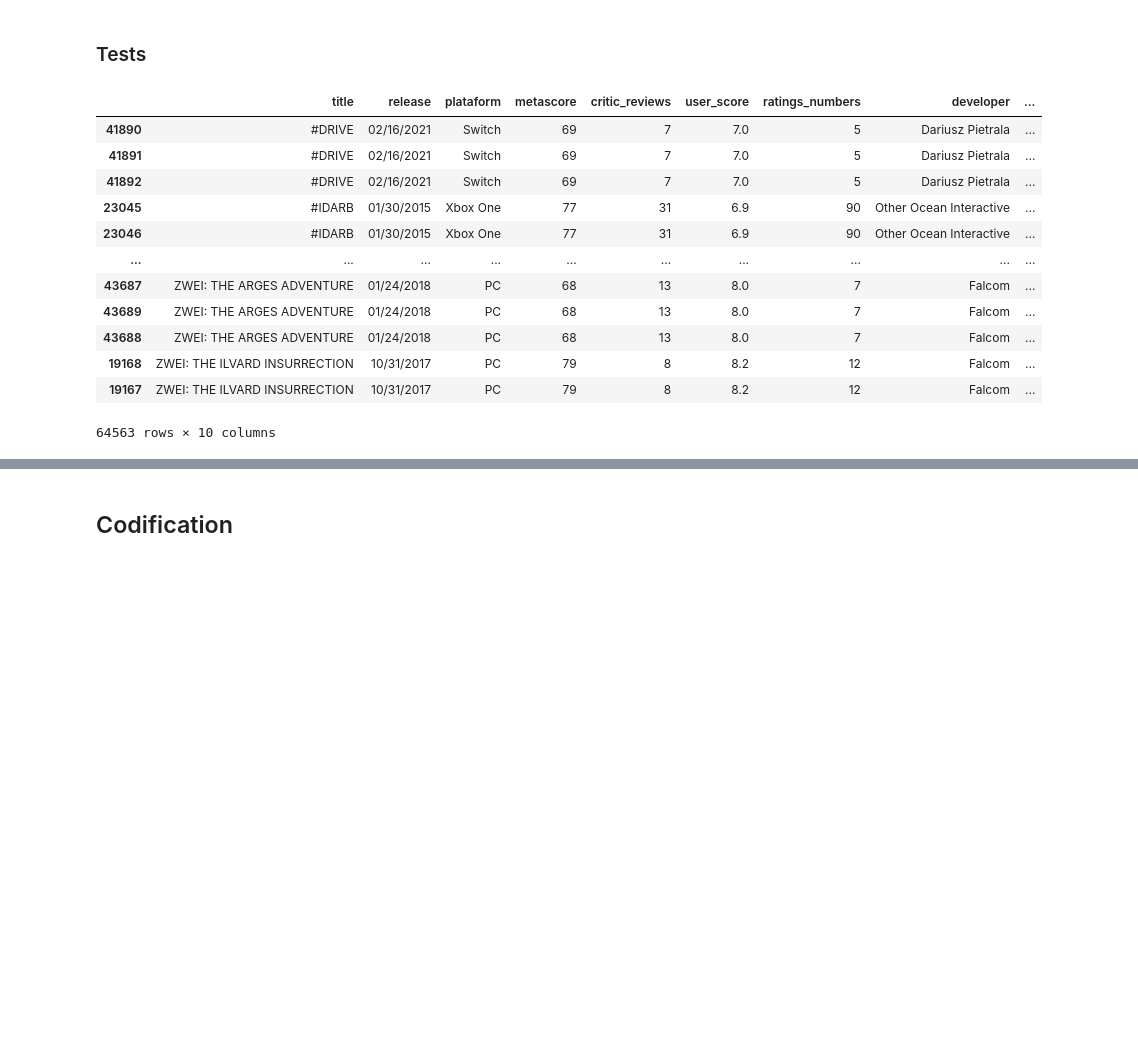
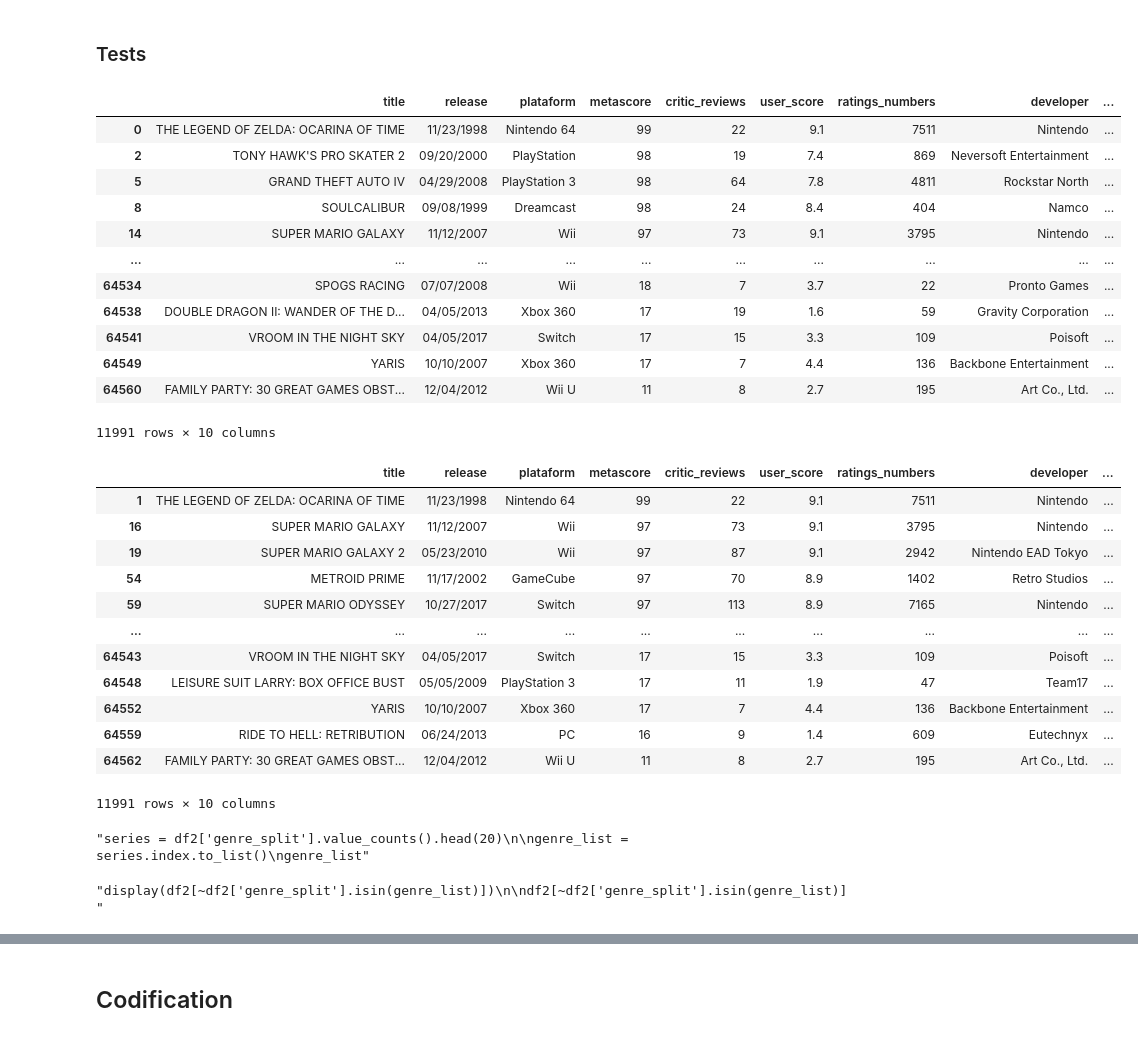
Before and after one commit to joaomoura05/Games-Classification, a Jupyter notebook: GamesClassificationModel.ipynb, the cells around one changed output, grey strips where cells are left out. Cells and saved outputs as stored; diff of their text form; code cells hidden in the pictures; blank space fills up the shorter version.

```diff
--- a/GamesClassificationModel.ipynb
+++ b/GamesClassificationModel.ipynb
@@ -44,3 +45,37 @@ df
 64563 rows × 10 columns
 # %% [markdown]
 ### Tests
+# %%
+# genre title
+
+df1 = df.drop_duplicates('title', keep='first')
+df2 = df.drop_duplicates('title', keep='last')
+
+display(df1, df2)
+# %% [output]
+|  | title | release | plataform | metascore | critic_reviews | user_score | ratings_numbers | developer | ... |
+| 0 | THE LEGEND OF ZELDA: OCARINA OF TIME | 11/23/1998 | Nintendo 64 | 99 | 22 | 9.1 | 7511 | Nintendo | ... |
+| 2 | TONY HAWK'S PRO SKATER 2 | 09/20/2000 | PlayStation | 98 | 19 | 7.4 | 869 | Neversoft Entertainment | ... |
+| 5 | GRAND THEFT AUTO IV | 04/29/2008 | PlayStation 3 | 98 | 64 | 7.8 | 4811 | Rockstar North | ... |
+| 8 | SOULCALIBUR | 09/08/1999 | Dreamcast | 98 | 24 | 8.4 | 404 | Namco | ... |
+| 14 | SUPER MARIO GALAXY | 11/12/2007 | Wii | 97 | 73 | 9.1 | 3795 | Nintendo | ... |
+| ... | ... | ... | ... | ... | ... | ... | ... | ... | ... |
+| 64534 | SPOGS RACING | 07/07/2008 | Wii | 18 | 7 | 3.7 | 22 | Pronto Games | ... |
+| 64538 | DOUBLE DRAGON II: WANDER OF THE D... | 04/05/2013 | Xbox 360 | 17 | 19 | 1.6 | 59 | Gravity Corporation | ... |
+| 64541 | VROOM IN THE NIGHT SKY | 04/05/2017 | Switch | 17 | 15 | 3.3 | 109 | Poisoft | ... |
+| 64549 | YARIS | 10/10/2007 | Xbox 360 | 17 | 7 | 4.4 | 136 | Backbone Entertainment | ... |
+| 64560 | FAMILY PARTY: 30 GREAT GAMES OBST... | 12/04/2012 | Wii U | 11 | 8 | 2.7 | 195 | Art Co., Ltd. | ... |
+11991 rows × 10 columns
+|  | title | release | plataform | metascore | critic_reviews | user_score | ratings_numbers | developer | ... |
+| 1 | THE LEGEND OF ZELDA: OCARINA OF TIME | 11/23/1998 | Nintendo 64 | 99 | 22 | 9.1 | 7511 | Nintendo | ... |
+| 16 | SUPER MARIO GALAXY | 11/12/2007 | Wii | 97 | 73 | 9.1 | 3795 | Nintendo | ... |
+| 19 | SUPER MARIO GALAXY 2 | 05/23/2010 | Wii | 97 | 87 | 9.1 | 2942 | Nintendo EAD Tokyo | ... |
+| 54 | METROID PRIME | 11/17/2002 | GameCube | 97 | 70 | 8.9 | 1402 | Retro Studios | ... |
+| 59 | SUPER MARIO ODYSSEY | 10/27/2017 | Switch | 97 | 113 | 8.9 | 7165 | Nintendo | ... |
+| ... | ... | ... | ... | ... | ... | ... | ... | ... | ... |
+| 64543 | VROOM IN THE NIGHT SKY | 04/05/2017 | Switch | 17 | 15 | 3.3 | 109 | Poisoft | ... |
+| 64548 | LEISURE SUIT LARRY: BOX OFFICE BUST | 05/05/2009 | PlayStation 3 | 17 | 11 | 1.9 | 47 | Team17 | ... |
+| 64552 | YARIS | 10/10/2007 | Xbox 360 | 17 | 7 | 4.4 | 136 | Backbone Entertainment | ... |
+| 64559 | RIDE TO HELL: RETRIBUTION | 06/24/2013 | PC | 16 | 9 | 1.4 | 609 | Eutechnyx | ... |
+| 64562 | FAMILY PARTY: 30 GREAT GAMES OBST... | 12/04/2012 | Wii U | 11 | 8 | 2.7 | 195 | Art Co., Ltd. | ... |
+11991 rows × 10 columns
@@ -47 +90,14 @@ df
+# %%
+'''series = df1['genre_split'].value_counts().head(20)
+
+genre_list = series.index.to_list()
+genre_list'''
+# %% [output]
+"series = df2['genre_split'].value_counts().head(20)\n\ngenre_list = series.index.to_list()\ngenre_list"
+# %%
+'''display(df1[~df1['genre_split'].isin(genre_list)])
+
+df1[~df1['genre_split'].isin(genre_list)]'''
+# %% [output]
+"display(df2[~df2['genre_split'].isin(genre_list)])\n\ndf2[~df2['genre_split'].isin(genre_list)]"
 # %%
@@ -51,16 +107,2 @@ df
 # %%
-df.sort_values(by='title')
+#df1.sort_values(by='title')
-# %% [output]
-|  | title | release | plataform | metascore | critic_reviews | user_score | ratings_numbers | developer | ... |
-| 41890 | #DRIVE | 02/16/2021 | Switch | 69 | 7 | 7.0 | 5 | Dariusz Pietrala | ... |
-| 41891 | #DRIVE | 02/16/2021 | Switch | 69 | 7 | 7.0 | 5 | Dariusz Pietrala | ... |
-| 41892 | #DRIVE | 02/16/2021 | Switch | 69 | 7 | 7.0 | 5 | Dariusz Pietrala | ... |
-| 23045 | #IDARB | 01/30/2015 | Xbox One | 77 | 31 | 6.9 | 90 | Other Ocean Interactive | ... |
-| 23046 | #IDARB | 01/30/2015 | Xbox One | 77 | 31 | 6.9 | 90 | Other Ocean Interactive | ... |
-| ... | ... | ... | ... | ... | ... | ... | ... | ... | ... |
-| 43687 | ZWEI: THE ARGES ADVENTURE | 01/24/2018 | PC | 68 | 13 | 8.0 | 7 | Falcom | ... |
-| 43689 | ZWEI: THE ARGES ADVENTURE | 01/24/2018 | PC | 68 | 13 | 8.0 | 7 | Falcom | ... |
-| 43688 | ZWEI: THE ARGES ADVENTURE | 01/24/2018 | PC | 68 | 13 | 8.0 | 7 | Falcom | ... |
-| 19168 | ZWEI: THE ILVARD INSURRECTION | 10/31/2017 | PC | 79 | 8 | 8.2 | 12 | Falcom | ... |
-| 19167 | ZWEI: THE ILVARD INSURRECTION | 10/31/2017 | PC | 79 | 8 | 8.2 | 12 | Falcom | ... |
-64563 rows × 10 columns
```
Also changed, not shown: parts of 30 cells of this notebook.
